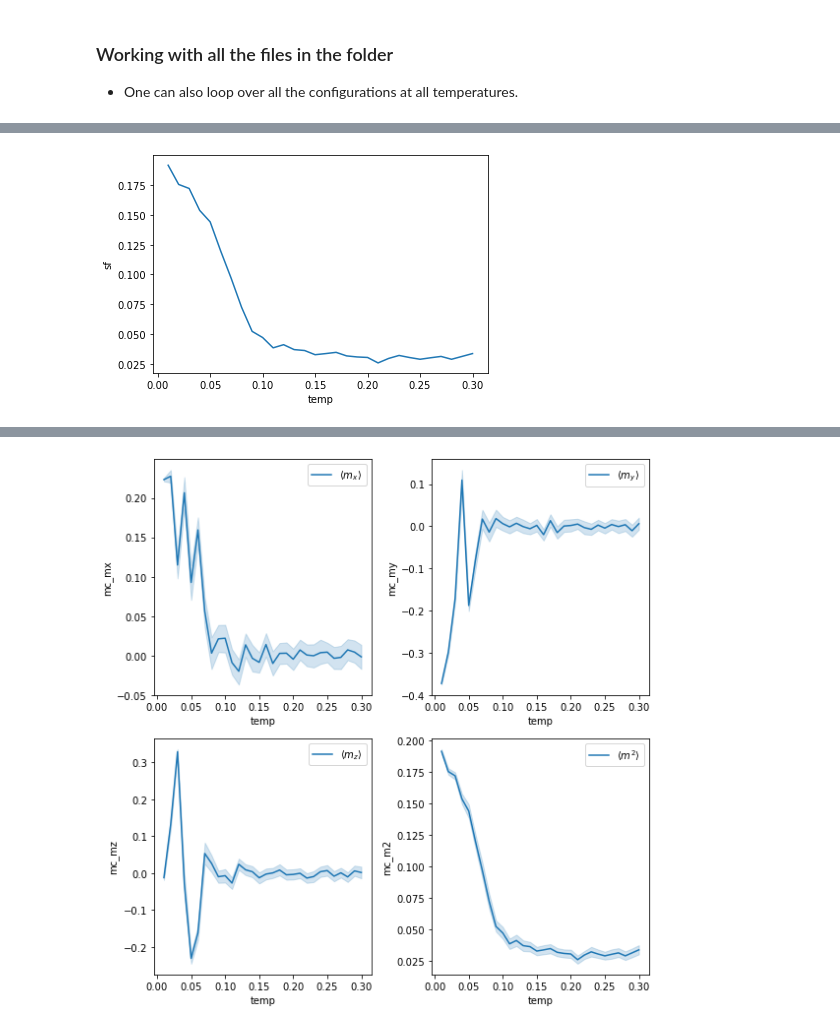
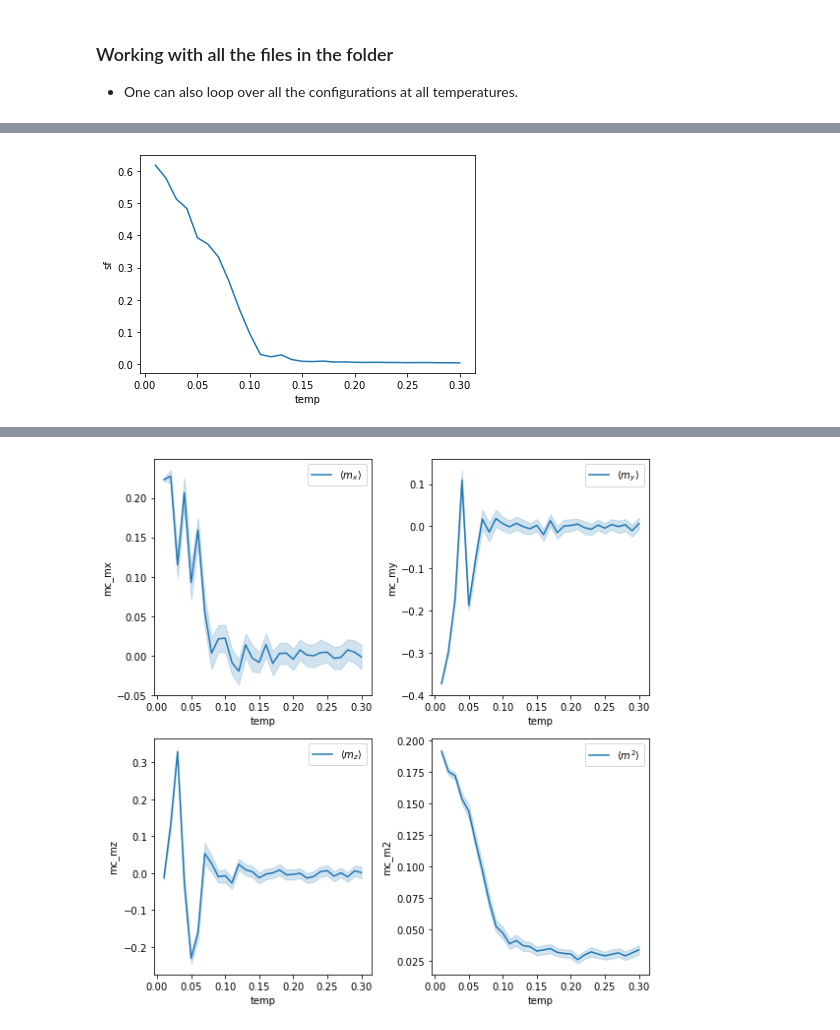
Before and after one commit to Shashi1a/tca_ptca, a Jupyter notebook: spinspincorr.ipynb, the cells around one changed output, grey strips where cells are left out. Cells and saved outputs as stored; diff of their text form; code cells hidden in the pictures.

Commit message:
plots combined for old and new calculations

```diff
--- a/spinspincorr.ipynb
+++ b/spinspincorr.ipynb
@@ -85,7 +85,7 @@ class StructureFactor:
             ## choose only files that starts with configurations
             if j.startswith('configurations'):
                 ## obtain the temperature from the file name
-                temp=j.split('temp')[1].split('_Uint2')[0]
+                temp=j.split('temp')[1].split('_Uint')[0]
                 ## append the file name
                 f_list.append(j)
                 ## append the temperature value
@@ -416,11 +416,10 @@ fig.show()
 * One can also loop over all the configurations at all temperatures.
 # %%
 df_m,df_comp,df_mc = pd.DataFrame(),pd.DataFrame(),pd.DataFrame()
-fp='U2.0/'
+fp='U6.0/'
 loopobj = StructureFactor(24,filepath=fp)
 
-#loopobj.getFile()
-print(loopobj.filedict)
+loopobj.getFile()
 crf=[]
 
 for j in loopobj.filedict.keys():
@@ -429,8 +428,8 @@ for j in loopobj.filedict.keys():
     loopobj.calc_comp()
     loopobj.opcalc()
     loopobj.qxqyvals(np.pi,np.pi)
-    crf.append((1./(200*loopobj.n_sites**2))*(loopobj.correlationfn()).real)
-
+    crf.append((1./(loopobj.nmc*loopobj.n_sites**2))*(loopobj.correlationfn()).real)
+    print(f'temp: {j}')
     df_comp  = pd.concat([df_comp,loopobj.compdf])
     df_m = pd.concat([df_m,loopobj.df])
     df_mc = pd.concat([df_mc,loopobj.mcconf_df])
@@ -442,5 +457,6 @@ strfc_df = pd.DataFrame({'temp': np.array(list(loopobj.filedict.keys())) \
 # %%
 sns.lineplot(x='temp',y='sf',data=strfc_df)
 plt.show()
+strfc_df.to_csv(loopobj.filepath+'magstrucfac.csv',index=[0])
 # %% [output]
-[figure, old version]
+[figure, new version]
```
Also changed, not shown: parts of 13 cells of this notebook.
